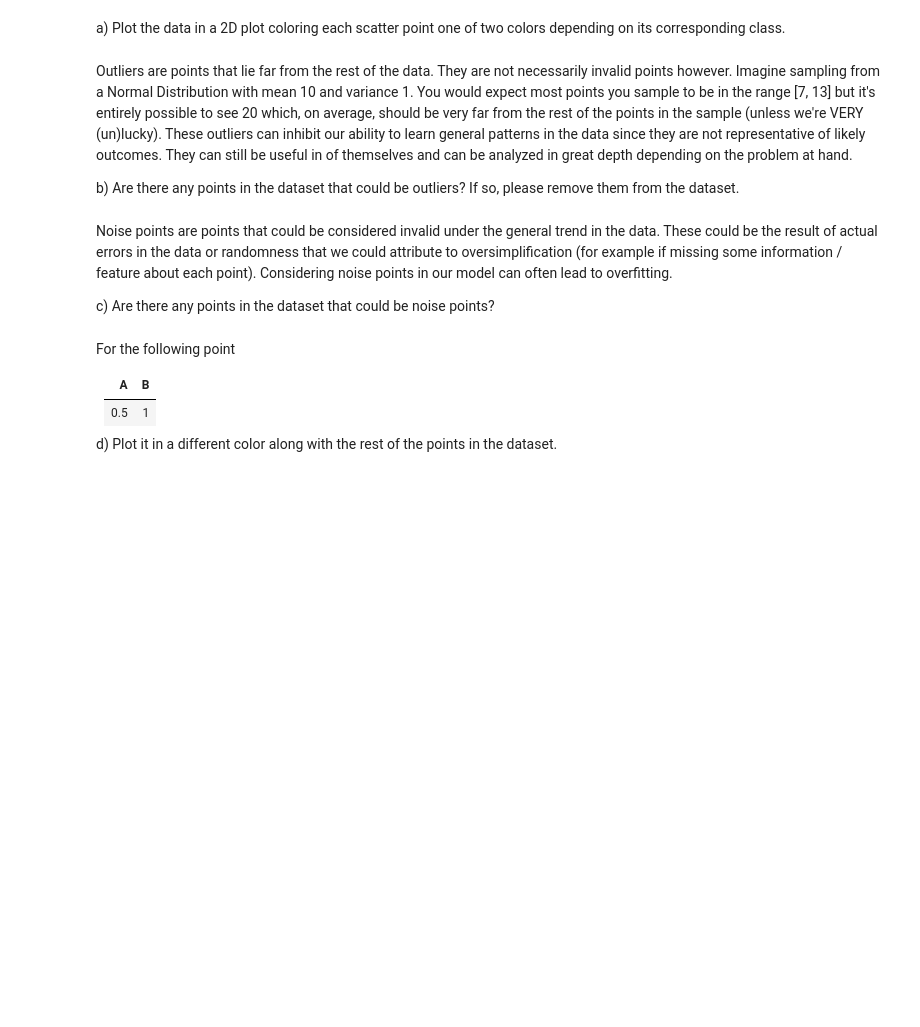
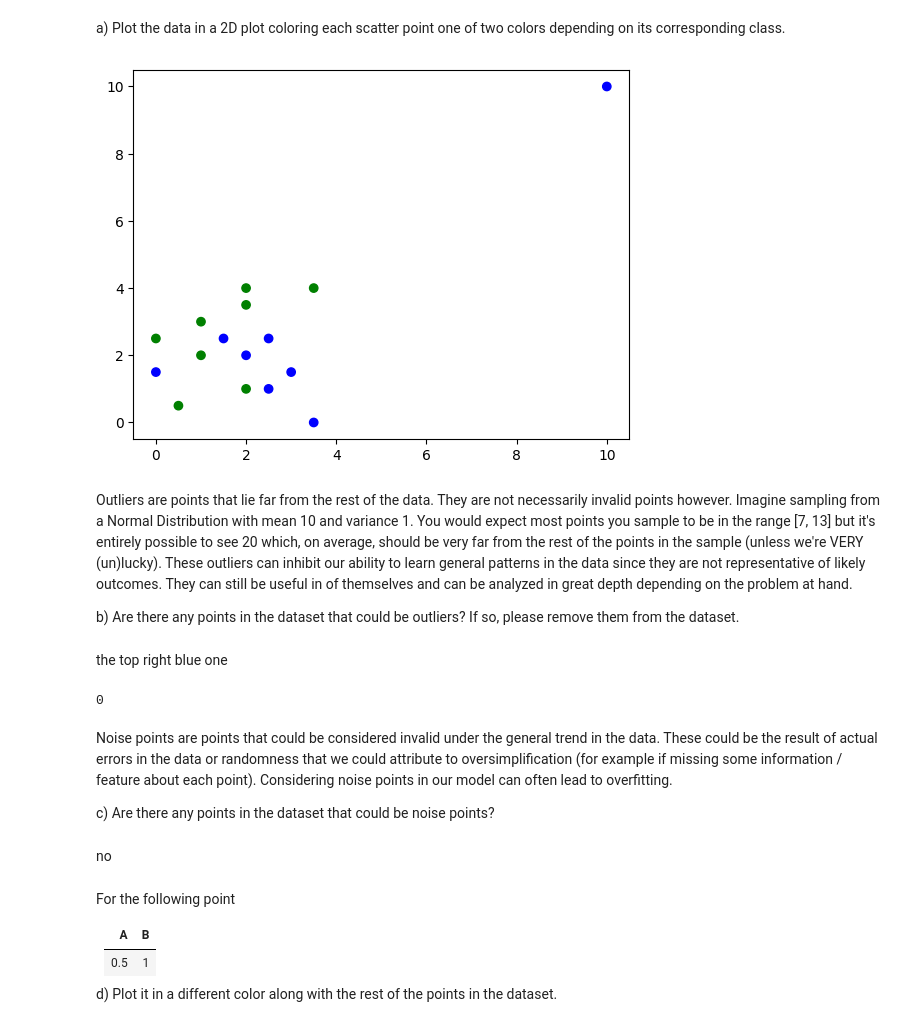
Before and after one commit to mirackk/CS506-Spring2023, a Jupyter notebook: worksheets/worksheet_10.ipynb, the cells around one changed output. Drawn from its saved outputs; the diff is of its cells as text; code cells hidden in the pictures; blank space fills up the shorter version.

```diff
--- a/worksheets/worksheet_10.ipynb
+++ b/worksheets/worksheet_10.ipynb
@@ -41,16 +53,28 @@ data = {
 a) Plot the data in a 2D plot coloring each scatter point one of two colors depending on its corresponding class.
 # %%
 colors = np.array([x for x in 'bgrcmyk'])
-plt.scatter(..., color=colors[data["Class"]].tolist())
+plt.scatter(data["Attribute A"],data["Attribute B"], color=colors[data["Class"]].tolist())
 plt.show()
+# %% [output]
+[figure, added]
 # %% [markdown]
 Outliers are points that lie far from the rest of the data. They are not necessarily invalid points however. Imagine sampling from a Normal Distribution with mean 10 and variance 1. You would expect most points you sample to be in the range [7, 13] but it's entirely possible to see 20 which, on average, should be very far from the rest of the points in the sample (unless we're VERY (un)lucky). These outliers can inhibit our ability to learn general patterns in the data since they are not representative of likely outcomes. They can still be useful in of themselves and can be analyzed in great depth depending on the problem at hand.
 
 b) Are there any points in the dataset that could be outliers? If so, please remove them from the dataset.
+# %% [markdown]
+the top right blue one
+# %%
+data["Attribute A"].pop(-1)
+data["Attribute B"].pop(-1)
+data["Class"].pop(-1)
+# %% [output]
+0
 # %% [markdown]
 Noise points are points that could be considered invalid under the general trend in the data. These could be the result of actual errors in the data or randomness that we could attribute to oversimplification (for example if missing some information / feature about each point). Considering noise points in our model can often lead to overfitting.
 
 c) Are there any points in the dataset that could be noise points?
+# %% [markdown]
+no
 # %% [markdown]
 For the following point
 
```
Also changed, not shown: parts of 8 cells of this notebook, 3 other files.
